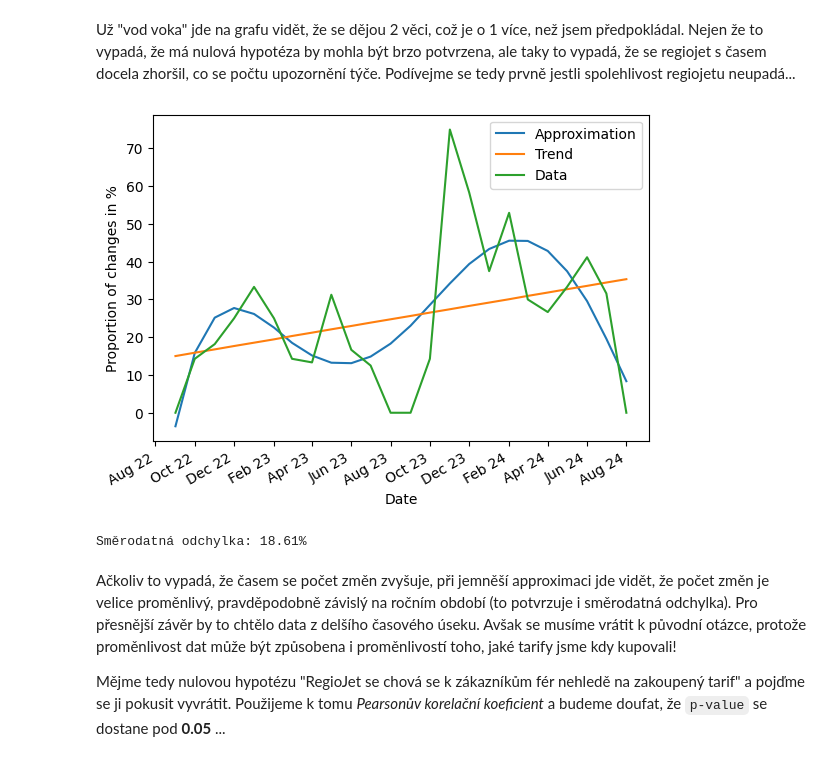
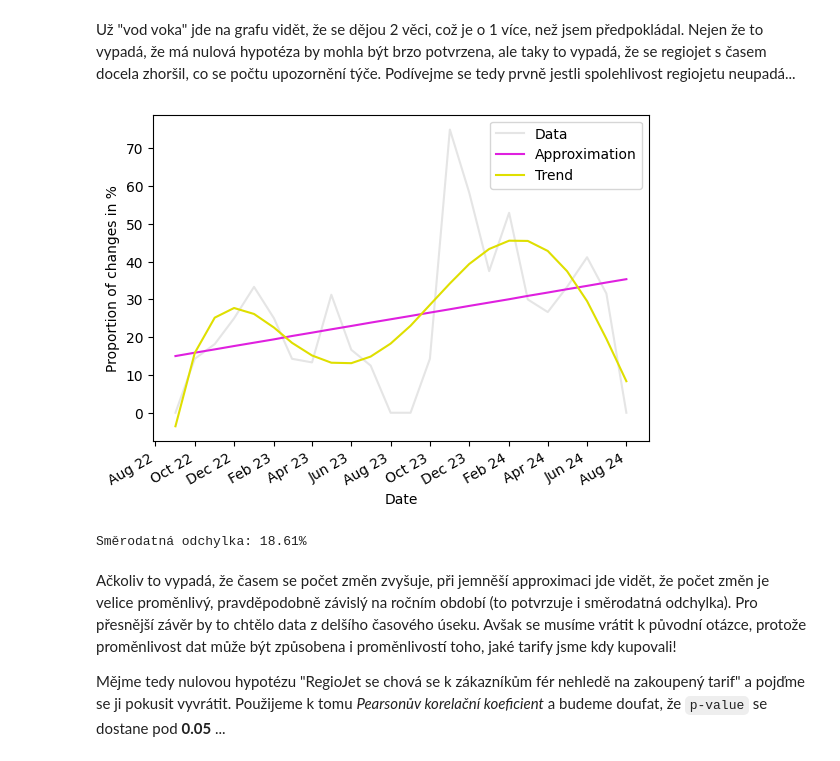
Before and after one commit to ThersVV/regiojet_analysis, a Jupyter notebook: try1.ipynb, the cells around one changed output. Cells and saved outputs as stored; diff of their text form; code cells hidden in the pictures.

Commit message:
prettier 2nd graph

```diff
--- a/try1.ipynb
+++ b/try1.ipynb
@@ -48,32 +48,32 @@ Už "vod voka" jde na grafu vidět, že se dějou 2 věci, což je o 1 více, ne
 # %%
 starting_month = 9
 
 change_proportions = list(map(lambda x: x * 100, proportion_by_month(rides, starting_month)))
 
 x = range(0, len(change_proportions))
 p = np.polyfit(x,change_proportions,5)
 poly_y_5 = np.poly1d(p)(x)
 p = np.polyfit(x,change_proportions,1)
 poly_y_1 = np.poly1d(p)(x)
 
 m_range = month_range(datetime.datetime(2022, starting_month, 1), datetime.datetime(2024, 8, 11)).date
 
-plt.plot(m_range, poly_y_5)
-plt.plot(m_range, poly_y_1)
-plt.plot(m_range, change_proportions)
+plt.plot(m_range, change_proportions, color='#e5e5e5')
+plt.plot(m_range, poly_y_1, color='#df20df')
+plt.plot(m_range, poly_y_5, color='#dfdf00')
 
 plt.gca().xaxis.set_major_locator(mdates.MonthLocator(interval=2))
 plt.gca().xaxis.set_major_formatter(mdates.DateFormatter("%b %y"))
 plt.gcf().autofmt_xdate()
 
 plt.xlabel('Date')
 plt.ylabel('Proportion of changes in %')
-plt.gca().legend(('Approximation', 'Trend', 'Data'))
+plt.gca().legend(( 'Data', 'Trend', 'Approximation'))
 plt.show()
 
 print("Směrodatná odchylka: " + str(round(standard_deviation(change_proportions), 2)) + "%")
 # %% [output]
-[figure, old version]
+[figure, new version]
 Směrodatná odchylka: 18.61%
 # %% [markdown]
 Ačkoliv to vypadá, že časem se počet změn zvyšuje, při jemněší approximaci jde vidět, že počet změn je velice proměnlivý, pravděpodobně závislý na ročním období (to potvrzuje i směrodatná odchylka). Pro přesnější závěr by to chtělo data z delšího časového úseku. Avšak se musíme vrátit k původní otázce, protože proměnlivost dat může být způsobena i proměnlivostí toho, jaké tarify jsme kdy kupovali!
```
Also changed, not shown: parts of 3 cells of this notebook.
